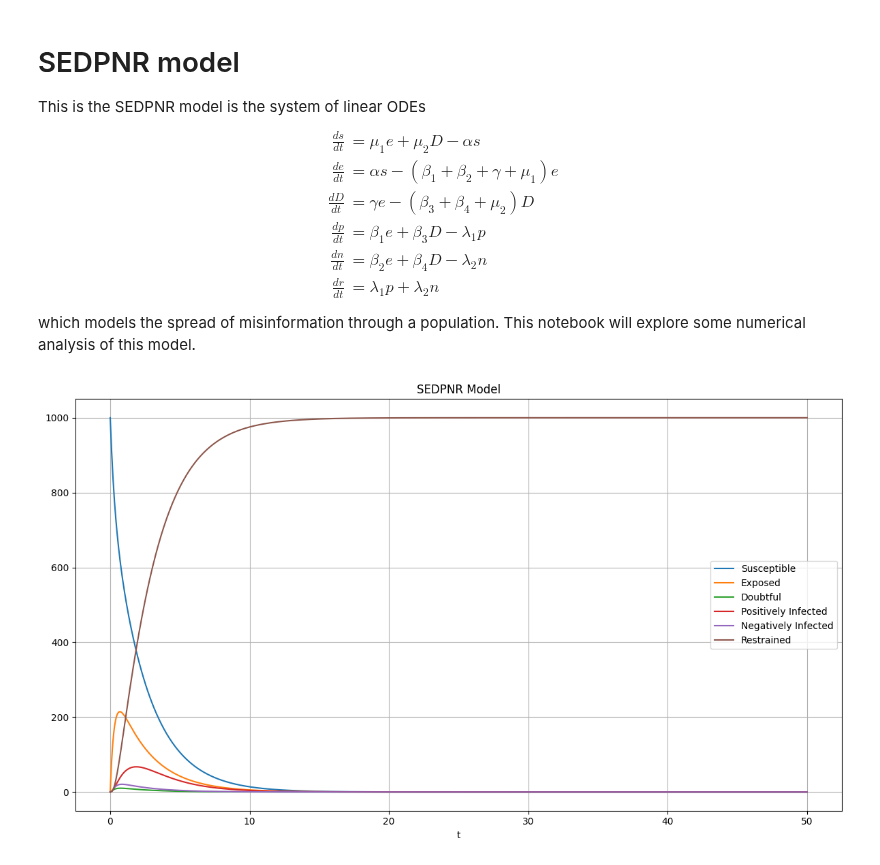
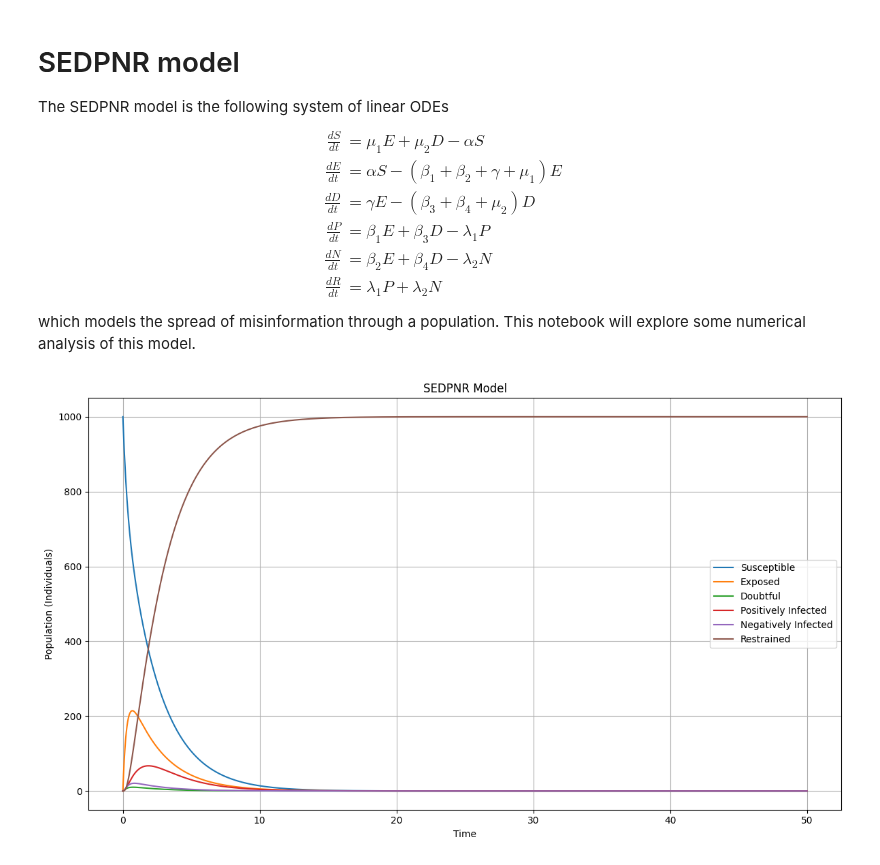
Before and after one commit to Arnottjwr/Misinformation-Models, a Jupyter notebook: SEDPNR.ipynb, the cells around one changed output. Saved outputs shown, nothing was run; the diff lists cells and outputs as text; code cells hidden in the pictures.

```diff
--- a/SEDPNR.ipynb
+++ b/SEDPNR.ipynb
@@ -1,13 +1,13 @@
 # %% [markdown]
 # SEDPNR model
-This is the SEDPNR model is the system of linear ODEs
+The SEDPNR model is the following system of linear ODEs
 \begin{align}
-    \frac{ds}{dt} &= \mu_1 e + \mu_2 D - \alpha s \\
-    \frac{de}{dt} &= \alpha s - (\beta_1 + \beta_2 + \gamma + \mu_1)e \\
-    \frac{dD}{dt} &= \gamma e - (\beta_3 + \beta_4 + \mu_2)D \\
-    \frac{dp}{dt} &= \beta_1 e + \beta_3 D - \lambda_1 p \\
-    \frac{dn}{dt} &= \beta_2 e + \beta_4 D - \lambda_2 n \\
-    \frac{dr}{dt} &= \lambda_1 p + \lambda_2 n
+    \frac{dS}{dt} &= \mu_1 E + \mu_2 D - \alpha S \\
+    \frac{dE}{dt} &= \alpha S - (\beta_1 + \beta_2 + \gamma + \mu_1)E \\
+    \frac{dD}{dt} &= \gamma E - (\beta_3 + \beta_4 + \mu_2)D \\
+    \frac{dP}{dt} &= \beta_1 E + \beta_3 D - \lambda_1 P \\
+    \frac{dN}{dt} &= \beta_2 E + \beta_4 D - \lambda_2 N \\
+    \frac{dR}{dt} &= \lambda_1 P + \lambda_2 N
 \end{align}
 which models the spread of misinformation through a population. This notebook will explore some numerical analysis of this model.
 # %%
@@ -32,32 +32,33 @@ def SEDPNR(x,t,params = params):
     s,e,d,p,n,r = x
     mu_3 = params['beta_1'] + params['beta_2'] + params['gamma'] + params['mu_1']
     mu_4 = params['beta_3'] + params['beta_4'] + params['mu_2']
 
     dxdt = [params['mu_1']*e + params['mu_2']*d - params['alpha']*s,
             params['alpha']*s - mu_3*e,
             params['gamma']*e - mu_4*d,
             params['beta_1']*e + params['beta_3']*d - params['lambda_1']*p,
             params['beta_2']*e + params['beta_4']*d - params['lambda_2']*n,
             params['lambda_1']*p + params['lambda_2']*n
             ]
     return dxdt
 
 # Initial Condition
 x0 = [1000,0.0,0.0,0.0,0.0,0.0]
 t = np.linspace(0, 50, 1000)
 sol = odeint(SEDPNR, x0, t)
 fig, ax = plt.subplots(1,figsize = (12,7))
 ax.plot(t, sol[:, 0], label='Susceptible')
 ax.plot(t, sol[:, 1], label='Exposed')
 ax.plot(t, sol[:, 2], label='Doubtful')
 ax.plot(t, sol[:, 3], label='Positively Infected')
 ax.plot(t, sol[:, 4], label='Negatively Infected')
 ax.plot(t, sol[:, 5], label='Restrained')
 ax.set_title(f'SEDPNR Model')
 ax.legend(loc='best')
-ax.set_xlabel('t')
+ax.set_xlabel('Time')
+ax.set_ylabel('Population (Individuals)')
 ax.grid()
 plt.tight_layout()
 plt.show()
 # %% [output]
-[figure, old version]
+[figure, new version]
```
